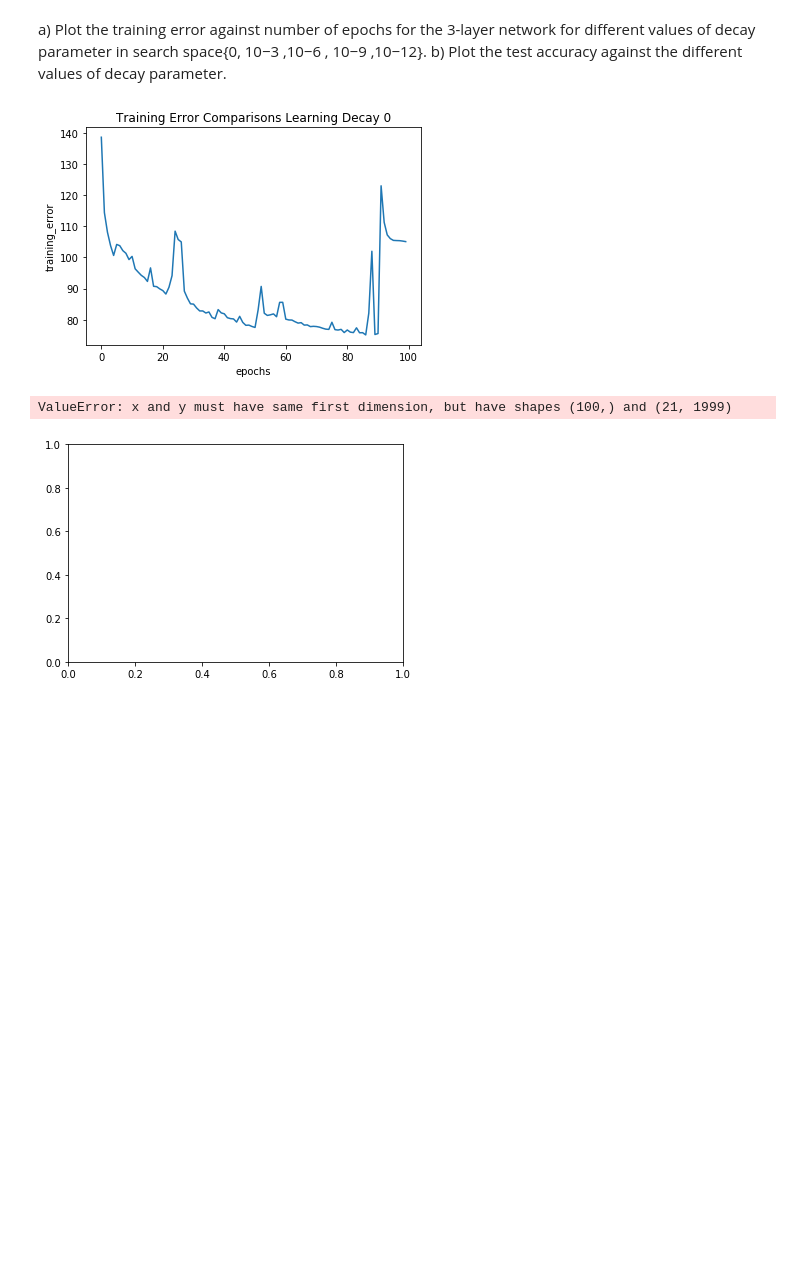
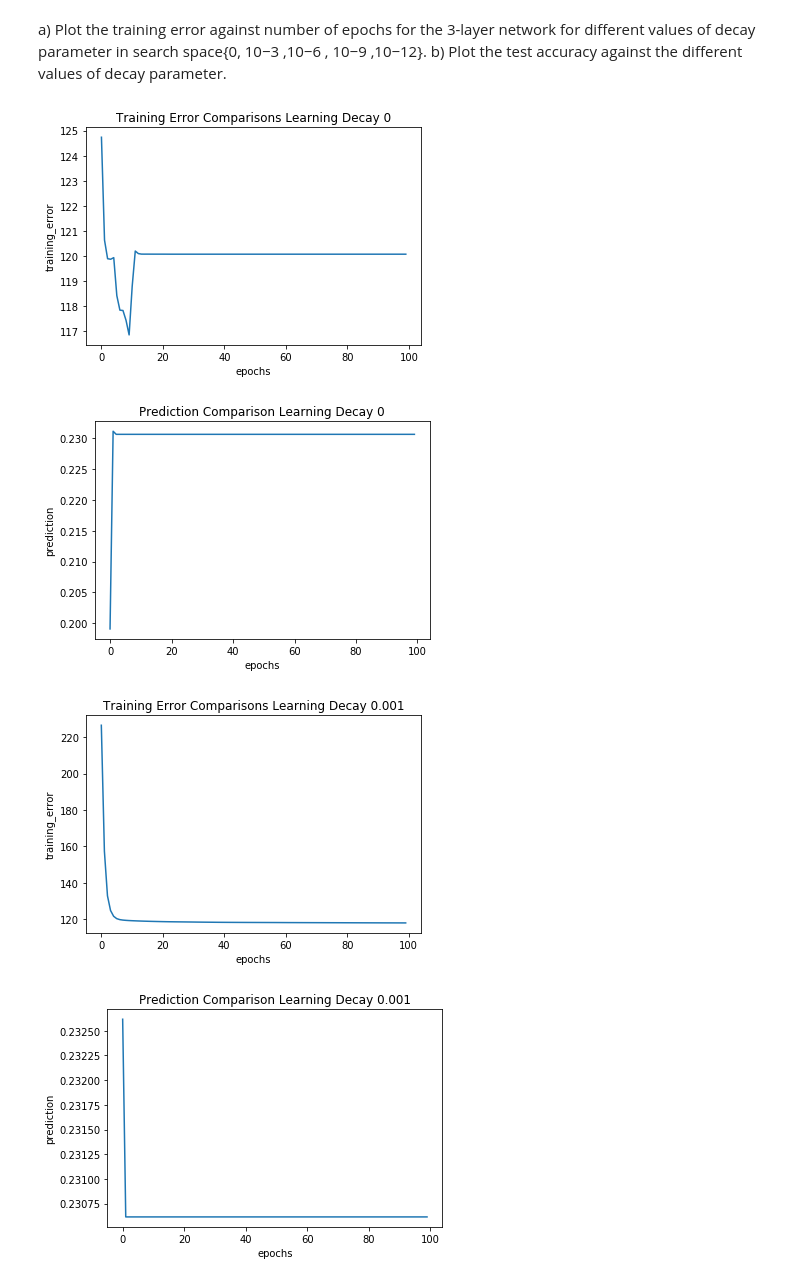
Before and after one commit to edwardsujono/assignment_neural_network, a Jupyter notebook: Classification Problem.ipynb, the cells around one changed output. Cells and saved outputs as stored; diff of their text form; code cells hidden in the pictures; blank space fills up the shorter version.

```diff
--- a/Classification Problem.ipynb
+++ b/Classification Problem.ipynb
@@ -314,13 +315,18 @@ for batch in list_batch:
     softmax_nn.start_train(batch_size=batch, test_x=test_x, test_y=test_y, epochs=number_epoch)
 
     cost_train, prediction_train, exec_time = softmax_nn.get_train_result()
-    cost_test, prediction_test = softmax_nn.get_test_result()
+    prediction_test = softmax_nn.get_test_result()
 
     %matplotlib inline
 
     data_visualization.show_plot(
         list_x_point=range(number_epoch), list_y_point=cost_train,
-        x_label="epochs", y_label="costs", title="Cross Entropy with batch "+str(batch), figure_name=str(batch)+"_cross_entropy.png"
+        x_label="epochs", y_label="cost", title="Cross Entropy with batch "+str(batch), figure_name="./image/classification/2/"+str(batch)+"_cross_entropy.png"
+    )
+
+    data_visualization.show_plot(
+        list_x_point=range(number_epoch), list_y_point=prediction_test,
+        x_label="epochs", y_label="prediction", title="Prediction with batch "+str(batch), figure_name="./image/classification/2/"+str(batch)+"_prediction.png"
     )
 
     list_execution_time.append(exec_time)
@@ -450,7 +376,7 @@ for neurons in list_neurons:
     softmax_nn.start_train(batch_size=batch_size, test_x=test_x, test_y=test_y, epochs=epochs)
 
     cost_train, prediction_train, exec_time = softmax_nn.get_train_result()
-    cost_test, prediction_test = softmax_nn.get_test_result()
+    prediction_test = softmax_nn.get_test_result()
 
     list_training_error.append(cost_train)
     list_test_prediction.append(prediction_test)
@@ -461,10 +387,10 @@ for neurons in list_neurons:
     data_visualization.show_plot(
         list_x_point=range(epochs), list_y_point=cost_train,
         x_label="epochs", y_label="training_error", title="Training Error Comparisons With Neurons " + str(neurons),
-        figure_name=str(neurons)+"_training_error_comparison.png"
+        figure_name="./image/classification/3/"+str(neurons)+"_training_error_comparison.png"
     )
     data_visualization.show_plot(
         list_x_point=range(epochs), list_y_point=prediction_test,
         x_label="epochs", y_label="prediction", title="Prediction With Neurons " + str(neurons),
-        figure_name=str(neurons)+"_prediction_comparison.png"
+        figure_name="./image/classification/3/"+str(neurons)+"_prediction_comparison.png"
     )
@@ -497,35 +434,36 @@ b) Plot the test accuracy against the different values of decay parameter.
 # %%
 learning_decays = [0, 1e-3, 1e-6, 1e-9, 1e-12]
 batch_size = 64
 epochs = 100
 
 list_training_error, list_test_prediction = [], []
 
 for decay in learning_decays:
 
     softmax_nn = SoftmaxNeuralNetwork(train_x=train_x.as_matrix(), train_y=train_y,
                                       list_of_neuron_on_hidden_layer=[10], verbose=False, decay=decay)
     softmax_nn.start_train(batch_size=batch_size, test_x=test_x, test_y=test_y, epochs=epochs)
 
     cost_train, prediction_train, exec_time = softmax_nn.get_train_result()
-    cost_test, prediction_test = softmax_nn.get_test_result()
+    prediction_test = softmax_nn.get_test_result()
 
     list_training_error.append(cost_train)
     list_test_prediction.append(prediction_test)
 
     %matplotlib inline
 
     data_visualization.show_plot(
         list_x_point=range(epochs), list_y_point=cost_train,
         x_label="epochs", y_label="training_error", title="Training Error Comparisons Learning Decay " + str(decay),
-        figure_name=str(neurons)+"_training_error_learning_decays_comparison.png"
+        figure_name="./image/classification/4/"+str(neurons)+"_training_error_learning_decays_comparison.png"
     )
     data_visualization.show_plot(
         list_x_point=range(epochs), list_y_point=prediction_test,
         x_label="epochs", y_label="prediction", title="Prediction Comparison Learning Decay " + str(decay),
-        figure_name=str(decay)+"_prediction_learning_decay_comparison.png"
+        figure_name="./image/classification/4/"+str(decay)+"_prediction_learning_decay_comparison.png"
     )
 # %% [output]
-[figure, old version]
+[figure, new version]
-ValueError: x and y must have same first dimension, but have shapes (100,) and (21, 1999)
-[figure, old version]
+[figure, new version]
+[figure, added]
+[figure, added]
```
Also changed, not shown: parts of 12 cells of this notebook, 2 other files.
